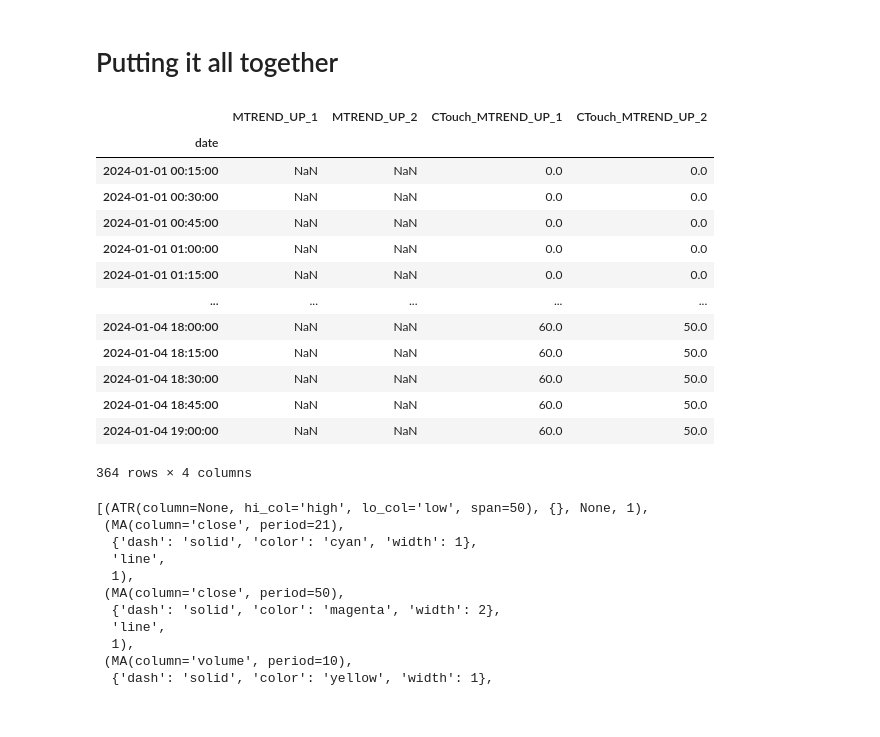
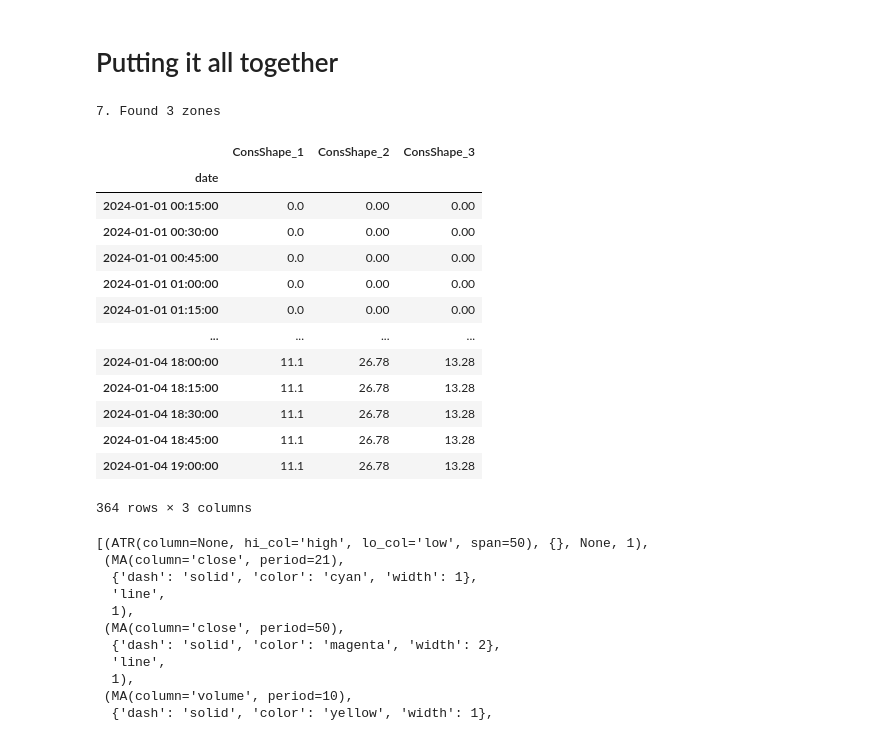
Before and after one commit to Design-01/stockbot_4, a Jupyter notebook: frames.ipynb, the cells around one changed output. Saved outputs shown, nothing was run; the diff lists cells and outputs as text; code cells hidden in the pictures.

Commit message:
added ConsolidationShape

```diff
--- a/frames.ipynb
+++ b/frames.ipynb
@@ -59,25 +59,22 @@ f.add_ta(ta.HPLP(hi_col='high', lo_col='low', span=10),
 
 
 
-# f.add_ta(ta.ConsolidationZone(hp_column='HP_hi_10', lp_column='LP_lo_10', atr_column='ATR_50', price_tolerance=0.001, max_points_between=1, height_width_ratio=50),
-#             [{'color': "rgba(225, 182, 30, 0.5)", 'fillcolour': "rgba(225, 182, 30, 0.1)", 'width': 2}, # support # green = rgba(0, 255, 0, 0.1)
-#             {'color': "rgba(225, 182, 30, 0.1)", 'fillcolour': "rgba(225, 182, 30, 0.1)", 'width': 2}], # resistance # red = rgba(255, 0, 0, 0.1)
-#             chart_type = 'rect')
+f.add_ta(ta.ConsolidationZone(hp_column='HP_hi_10', lp_column='LP_lo_10', atr_column='ATR_50', price_tolerance=0.001, max_points_between=1, height_width_ratio=50),
+            [{'color': "rgba(225, 182, 30, 0.5)", 'fillcolour': "rgba(225, 182, 30, 0.1)", 'width': 2}, # support # green = rgba(0, 255, 0, 0.1)
+            {'color': "rgba(225, 182, 30, 0.1)", 'fillcolour': "rgba(225, 182, 30, 0.1)", 'width': 2}], # resistance # red = rgba(255, 0, 0, 0.1)
+            chart_type = 'cons')
 
 # f.add_ta(ta.TrendlineDetector(name='TREND', point_column='LP_lo_10',slope_direction='up', slope_tolerance=0.5, min_points=3, lookback_points=6),
-# # f.add_ta(ta.TrendlineDetector(hp_column='high', lp_column='low', slope_tolerance=0.1, min_points=5, lookback_points=6, name='TREND'),
 #             {'dash': 'solid', 'color': 'yellow', 'width': 2},
 #             chart_type = 'trendlines')
 
 # f.add_ta(ta.MicroTrendline(name='MTREND', pointsCol='HP_hi_10', atrCol='ATR_50', slopeDir='down', slopeToleranceATR=2, projectionPeriod=10),
-# # f.add_ta(ta.TrendlineDetector(hp_column='high', lp_column='low', slope_tolerance=0.1, min_points=5, lookback_points=6, name='TREND'),
 #             {'dash': 'solid', 'color': 'rgb(173, 90, 255)', 'width': 1},
 #             chart_type = 'trendlines')
 
-f.add_ta(ta.MicroTrendline(name='MTREND', pointsCol='LP_lo_10', atrCol='ATR_50', slopeDir='up', slopeToleranceATR=2, projectionPeriod=10),
-# f.add_ta(ta.TrendlineDetector(hp_column='high', lp_column='low', slope_tolerance=0.1, min_points=5, lookback_points=6, name='TREND'),
-            {'dash': 'solid', 'color': 'rgb(198, 255, 90)', 'width': 1},
-            chart_type = 'trendlines')
+# f.add_ta(ta.MicroTrendline(name='MTREND', pointsCol='LP_lo_10', atrCol='ATR_50', slopeDir='up', slopeToleranceATR=2, projectionPeriod=10),
+#             {'dash': 'solid', 'color': 'rgb(198, 255, 90)', 'width': 1},
+#             chart_type = 'trendlines')
 
 # f.add_ta(sig.Tail(ls='LONG', lookBack=100, normRange=(0,100), tailExceedsNthBarsAgo=2),
 #               {'dash': 'solid', 'color': 'red', 'width': 1},
@@ -100,13 +97,17 @@ f.add_ta(ta.MicroTrendline(name='MTREND', pointsCol='LP_lo_10', atrCol='ATR_50',
 
 colours = ['blue', 'yellow', 'green', 'red', 'orange', 'magenta', 'cyan', 'purple']
 
-f.add_ta(sig.CountTouches(ls='LONG', supOrRes='sup', normRange=(0,10), lookBack=periods-1, columnStartsWith='MTREND_UP', atrCol='ATR_50', touchTolerance=0.5),
+# f.add_ta(sig.CountTouches(ls='LONG', supOrRes='sup', normRange=(0,10), lookBack=periods-1, columnStartsWith='MTREND_UP', atrCol='ATR_50', touchTolerance=0.5),
+#               [{'dash': 'solid', 'color': color, 'width': 1} for color in colours],
+#               chart_type = 'lines+markers', row=4) # count touches signal
+
+f.add_ta(sig.LineLengths(normRange=(0,100), lookBack=periods-1, columnStartsWith='MTREND_UP', minBars=10),
               [{'dash': 'solid', 'color': color, 'width': 1} for color in colours],
               chart_type = 'lines+markers', row=4) # count touches signal
 
-f.add_ta(sig.LineLengths(normRange=(0,10), lookBack=periods-1, columnStartsWith='MTREND_UP', minBars=10, maxBars=100),
+f.add_ta(sig.ConsolidationShape(normRange=(0,100), consUpperCol='CONS_UPPER', consLowerCol='CONS_LOWER', atrCol='ATR_50', minBars=10, lookBack=periods-1),
               [{'dash': 'solid', 'color': color, 'width': 1} for color in colours],
-              chart_type = 'lines+markers', row=4) # count touches signal
+              chart_type = 'line', row=4) # count
 
 #$ ---- Gapped signals----
 # f.add_ta(sig.IsGappedOverPivot(ls='LONG', normRange=(0,1), pointCol='HP_hi_10',lookBack=100),
@@ -222,48 +223,49 @@ f.add_ta(sig.LineLengths(normRange=(0,10), lookBack=periods-1, columnStartsWith=
 
 f.setup_chart()
 f.plot(trading_hours=True, height=1000, width=1500)
 
 
 """
 Resistance:
 
 
 The objective is to modify a support and resistance class that will find the support and resistance levels and return a pandas data frame with those levels projected forward to the end of the data frame from the points that have been detected
 So it is important that every row of the data frame is filled in with the same price point stretching from the index where the point is located to the end of the data frame so that it displays correctly on a chart. (This is not a visualisation task but a data manipulation task)
 Do not worry about tolerances and touch points for now.
 
   -- All code snippets are to be returned in the chat do not update files directly
   -- compute only base on the last close price on the last bar
   -- hp and lp is high point or low point
   -- HP and LP are already computed and should be obtained from the data frame by referencing the relevant columns
   -- find the next  hp or lp That is higher than the close price. I suggest putting them all in a list both high points and low points and sorting them in ascending order first.
   -- When finding the next higher point use the argument pointsAgo to find the point that is x points higher from the current point.
   -- now find to index Of the point that was found whether it was a low point or a high point is irrelevant.
   -- Now project the point that was found and forward fill it to the end of the df So that when visualised on a chart there will be a line stretching from the point that has been found to the end of the chart.
 
   Support:
   -- Similar to resistance but of course the opposite.
 
   """
 
 # name = f"{self.name}_{self.slopeDir.upper()}_{i+1}"
-cols = [c for c in f.data.columns if 'TREND' in c]
+cols = [c for c in f.data.columns if 'ConsShape' in c]
 f.data[cols].dropna(how='all')
 # %% [output]
+7. Found 3 zones
-|  | MTREND_UP_1 | MTREND_UP_2 | CTouch_MTREND_UP_1 | CTouch_MTREND_UP_2 |
-| date |  |  |  |  |
-| 2024-01-01 00:15:00 | NaN | NaN | 0.0 | 0.0 |
-| 2024-01-01 00:30:00 | NaN | NaN | 0.0 | 0.0 |
-| 2024-01-01 00:45:00 | NaN | NaN | 0.0 | 0.0 |
-| 2024-01-01 01:00:00 | NaN | NaN | 0.0 | 0.0 |
-| 2024-01-01 01:15:00 | NaN | NaN | 0.0 | 0.0 |
-| ... | ... | ... | ... | ... |
-| 2024-01-04 18:00:00 | NaN | NaN | 60.0 | 50.0 |
-| 2024-01-04 18:15:00 | NaN | NaN | 60.0 | 50.0 |
-| 2024-01-04 18:30:00 | NaN | NaN | 60.0 | 50.0 |
-| 2024-01-04 18:45:00 | NaN | NaN | 60.0 | 50.0 |
-| 2024-01-04 19:00:00 | NaN | NaN | 60.0 | 50.0 |
+|  | ConsShape_1 | ConsShape_2 | ConsShape_3 |
+| date |  |  |  |
+| 2024-01-01 00:15:00 | 0.0 | 0.00 | 0.00 |
+| 2024-01-01 00:30:00 | 0.0 | 0.00 | 0.00 |
+| 2024-01-01 00:45:00 | 0.0 | 0.00 | 0.00 |
+| 2024-01-01 01:00:00 | 0.0 | 0.00 | 0.00 |
+| 2024-01-01 01:15:00 | 0.0 | 0.00 | 0.00 |
+| ... | ... | ... | ... |
+| 2024-01-04 18:00:00 | 11.1 | 26.78 | 13.28 |
+| 2024-01-04 18:15:00 | 11.1 | 26.78 | 13.28 |
+| 2024-01-04 18:30:00 | 11.1 | 26.78 | 13.28 |
+| 2024-01-04 18:45:00 | 11.1 | 26.78 | 13.28 |
+| 2024-01-04 19:00:00 | 11.1 | 26.78 | 13.28 |
-364 rows × 4 columns
+364 rows × 3 columns
 # %%
 
 """What is a touch? (if line is support)
```
Also changed, not shown: 3 other files.
